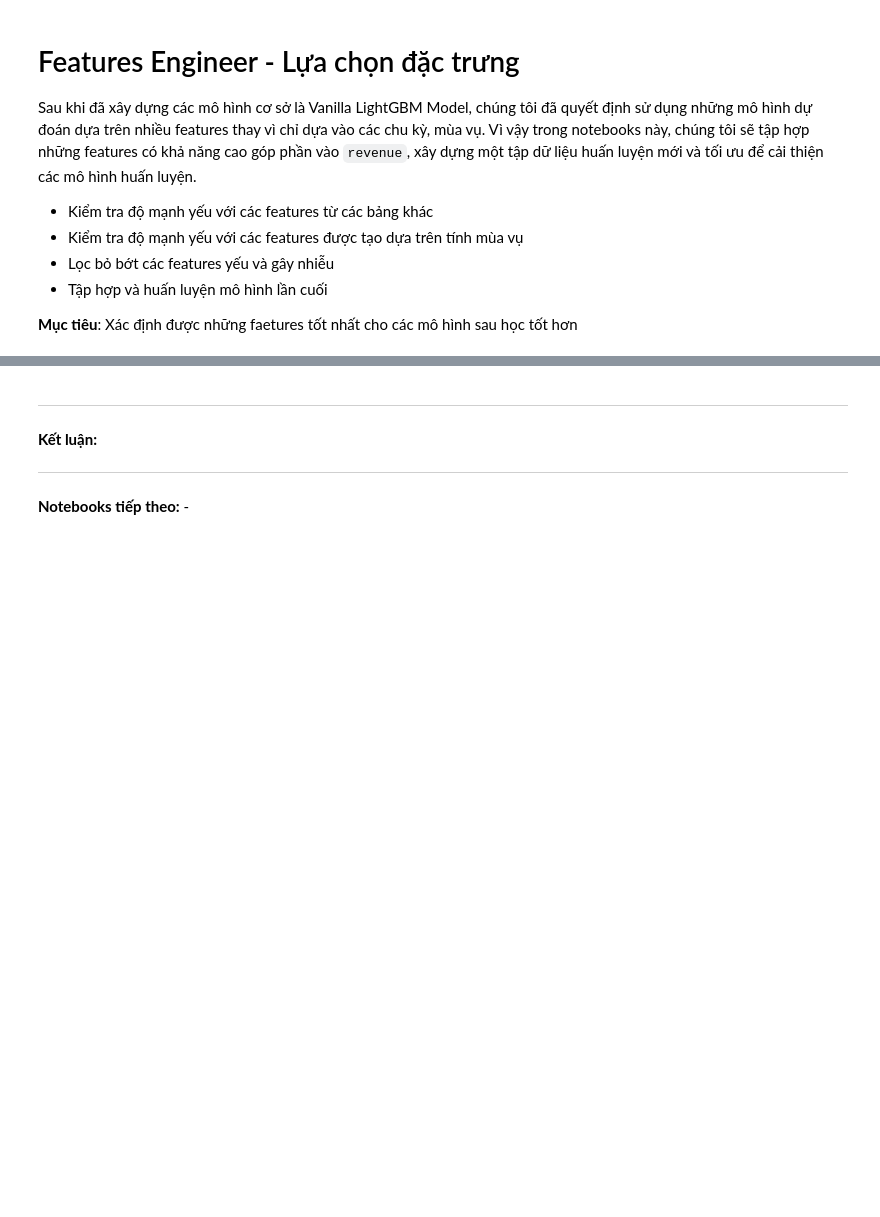
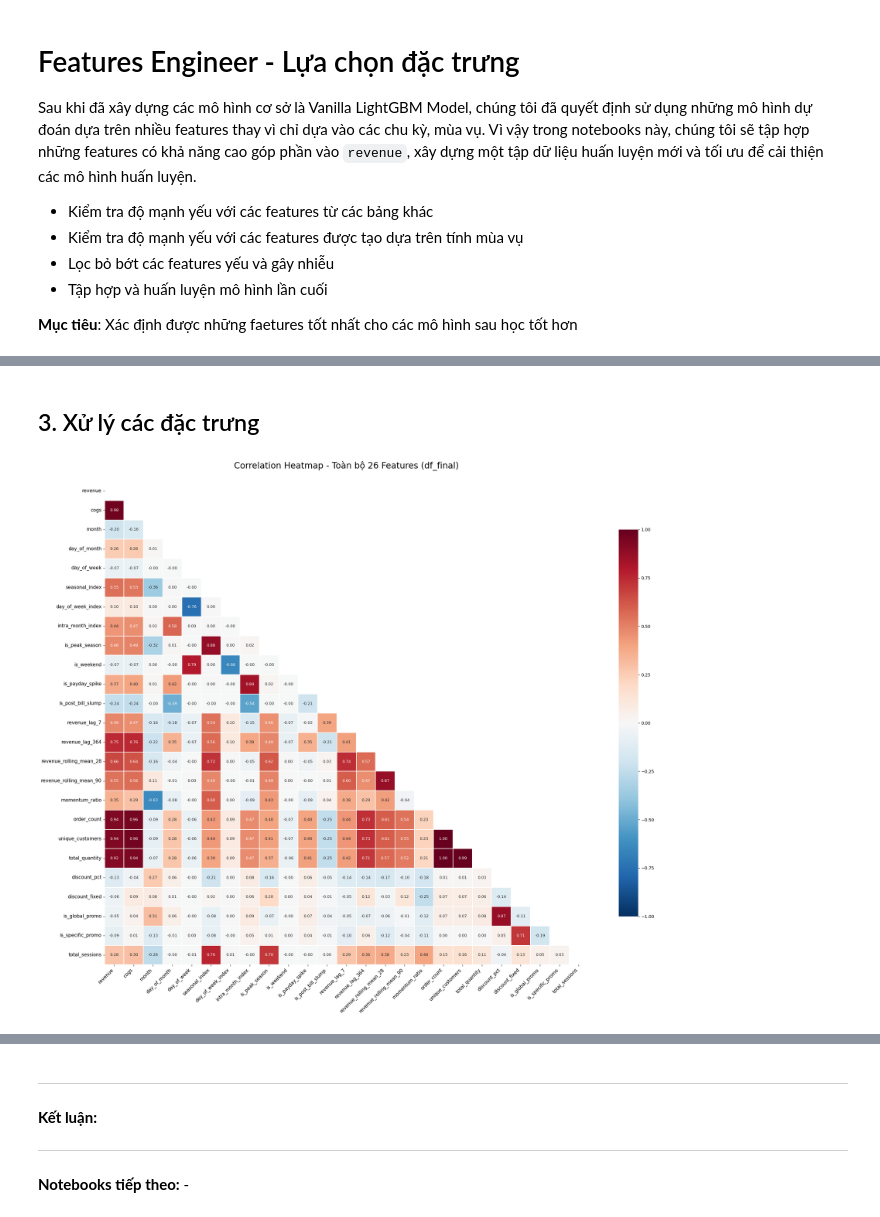
Before and after one commit to anhthu0910/vimchanhxa-datathon, a Jupyter notebook: notebooks/05_FEATURES_ENGINEER_.ipynb, the cells around one changed output, grey strips where cells are left out. Saved outputs shown, nothing was run; the diff lists cells and outputs as text; code cells hidden in the pictures; blank space fills up the shorter version.

Commit message:
finish improve model and selected features

```diff
--- a/notebooks/05_FEATURES_ENGINEER_.ipynb
+++ b/notebooks/05_FEATURES_ENGINEER_.ipynb
@@ -38,3 +12,0 @@ conn = get_connection()
-# %%
-df = conn.execute("SELECT * FROM sales").df()
-df.head()
@@ -265,0 +36,3 @@ Từ các đặc trưng quan trọng ở phần [4. Trực quan hóa](#4), việ
+# %%
+df_seasonals = get_data_processed('sales_seasonal.csv')
+df_seasonals.head()
@@ -265,0 +47,3 @@ Từ các đặc trưng quan trọng ở phần [4. Trực quan hóa](#4), việ
+# %%
+df_features = get_data_processed('sales_features.csv')
+df_features.head()
@@ -265,0 +101,5 @@ Từ các đặc trưng quan trọng ở phần [4. Trực quan hóa](#4), việ
+# %%
+# Hợp nhất cả 2 DataFrame để có đầy đủ thông tin về đặc trưng và mùa vụ
+df_final = pd.merge(df_seasonals, df_features.drop(['revenue', 'cogs'], axis=1), on='date', how='left')
+df_final['date'] = pd.to_datetime(df_final['date'])
+df_final.head()
@@ -265,0 +167,41 @@ Từ các đặc trưng quan trọng ở phần [4. Trực quan hóa](#4), việ
+# %% [markdown]
+## 3. Xử lý các đặc trưng
+# %%
+def plot_final_heatmap(df):
+    # 1. Chỉ lấy các cột dữ liệu số
+    df_numeric = df.select_dtypes(include=[np.number])
+
+    # 2. Tính ma trận tương quan
+    corr = df_numeric.corr()
+
+    # 3. Tạo mask che đi nửa trên để dễ nhìn hơn
+    mask = np.triu(np.ones_like(corr, dtype=bool))
+
+    # 4. Thiết lập kích thước lớn (20x16) để hiển thị rõ 26 features
+    plt.figure(figsize=(22, 18))
+
+    # 5. Vẽ heatmap
+    sns.heatmap(
+        corr,
+        mask=mask,
+        annot=True,          # Hiện số
+        fmt=".2f",           # Lấy 2 chữ số thập phân
+        cmap='RdBu_r',       # Màu Đỏ (dương) - Trắng (0) - Xanh (âm)
+        center=0,
+        vmin=-1, vmax=1,
+        square=True,
+        linewidths=.3,
+        cbar_kws={"shrink": .8},
+        annot_kws={"size": 9} # Cỡ chữ số nhỏ lại để không bị đè nhau
+    )
+
+    plt.title('Correlation Heatmap - Toàn bộ 26 Features (df_final)', fontsize=20, pad=30)
+    plt.xticks(rotation=45, ha='right', fontsize=11)
+    plt.yticks(fontsize=11)
+    plt.tight_layout()
+    plt.show()
+
+# Thực thi vẽ biểu đồ
+plot_final_heatmap(df_final)
+# %% [output]
+[figure, added]
```
Also changed, not shown: parts of 44 cells of this notebook, 4 other files.
